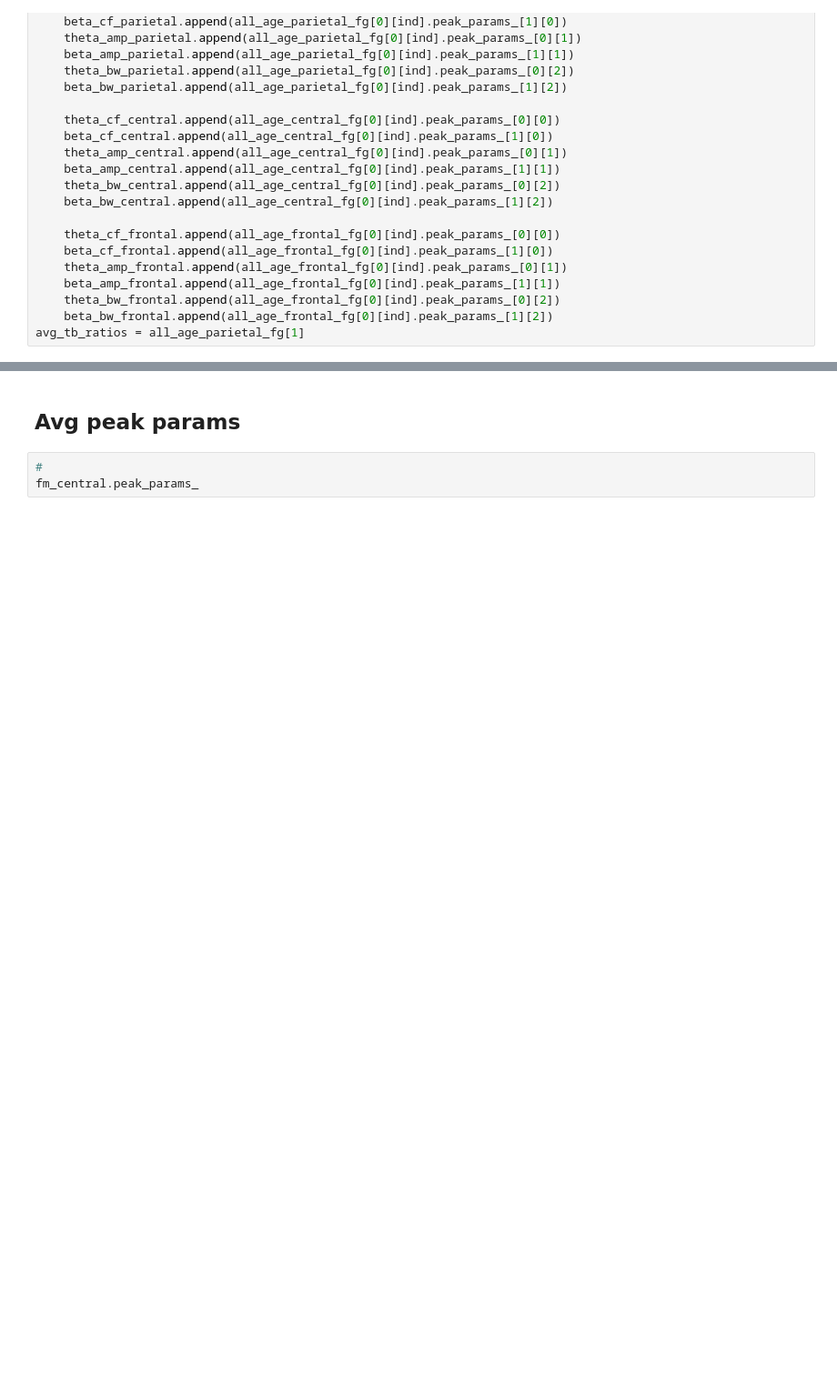
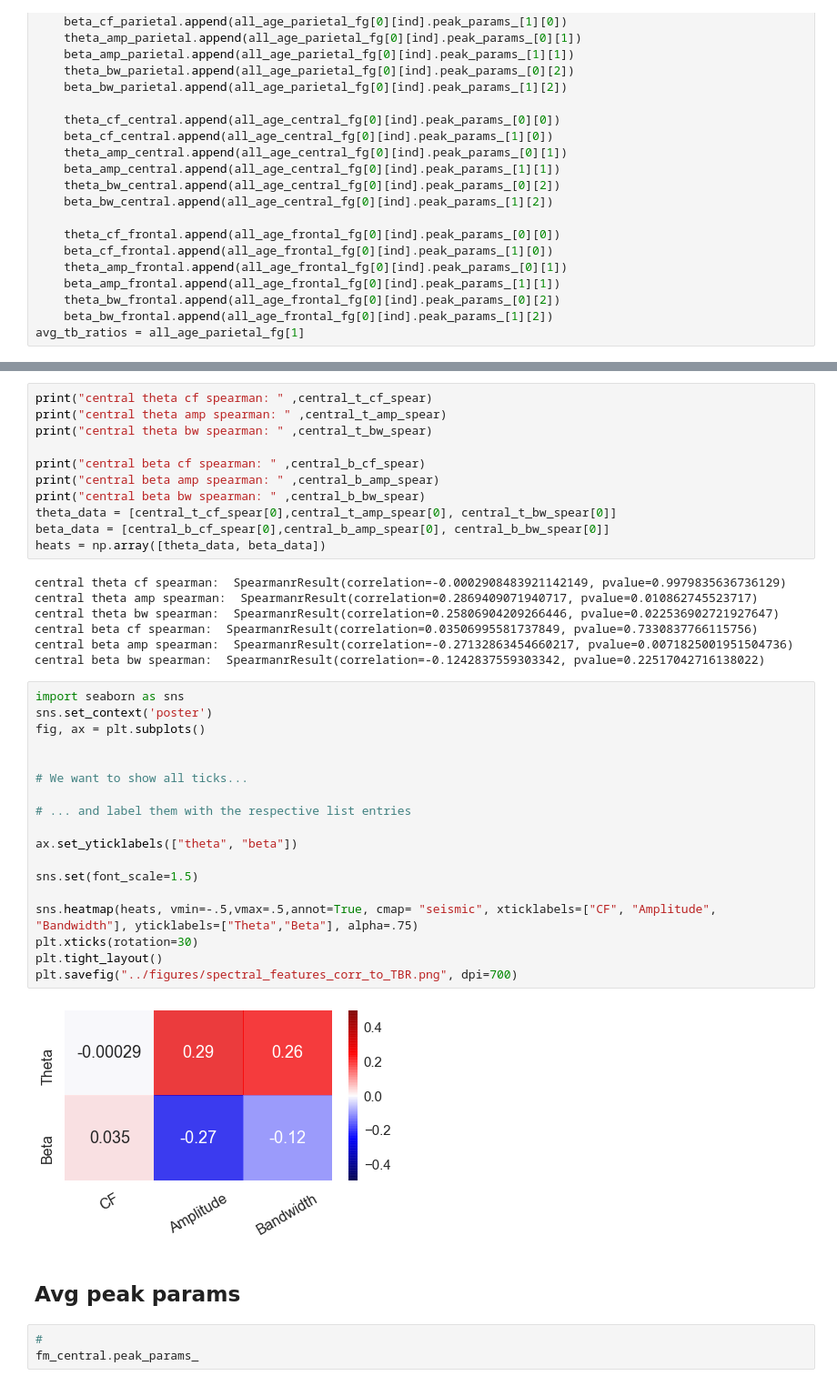
Before and after one commit to voytekresearch/BandRatios, a Jupyter notebook: notebooks/4-EEG-Dataset-Analysis.ipynb, the cells around one changed output, grey strips where cells are left out. Shown at 91% size. Cells and saved outputs as stored; diff of their text form; blank space fills up the shorter version.

Commit message:
updated heatmaps

```diff
--- a/notebooks/4-EEG-Dataset-Analysis.ipynb
+++ b/notebooks/4-EEG-Dataset-Analysis.ipynb
@@ -392,3 +424,41 @@ parietal beta bw spearman:  SpearmanrResult(correlation=-0.24162450565729152, pv
+# %%
+print("central theta cf spearman: " ,central_t_cf_spear)
+print("central theta amp spearman: " ,central_t_amp_spear)
+print("central theta bw spearman: " ,central_t_bw_spear)
+
+print("central beta cf spearman: " ,central_b_cf_spear)
+print("central beta amp spearman: " ,central_b_amp_spear)
+print("central beta bw spearman: " ,central_b_bw_spear)
+theta_data = [central_t_cf_spear[0],central_t_amp_spear[0], central_t_bw_spear[0]]
+beta_data = [central_b_cf_spear[0],central_b_amp_spear[0], central_b_bw_spear[0]]
+heats = np.array([theta_data, beta_data])
+# %% [output]
+central theta cf spearman:  SpearmanrResult(correlation=-0.0002908483921142149, pvalue=0.9979835636736129)
+central theta amp spearman:  SpearmanrResult(correlation=0.2869409071940717, pvalue=0.010862745523717)
+central theta bw spearman:  SpearmanrResult(correlation=0.25806904209266446, pvalue=0.022536902721927647)
+central beta cf spearman:  SpearmanrResult(correlation=0.03506995581737849, pvalue=0.7330837766115756)
+central beta amp spearman:  SpearmanrResult(correlation=-0.27132863454660217, pvalue=0.0071825001951504736)
+central beta bw spearman:  SpearmanrResult(correlation=-0.1242837559303342, pvalue=0.22517042716138022)
+# %%
+import seaborn as sns
+sns.set_context('poster')
+fig, ax = plt.subplots()
+
+
+# We want to show all ticks...
+
+# ... and label them with the respective list entries
+
+ax.set_yticklabels(["theta", "beta"])
+
+sns.set(font_scale=1.5)
+
+sns.heatmap(heats, vmin=-.5,vmax=.5,annot=True, cmap= "seismic", xticklabels=["CF", "Amplitude", "Bandwidth"], yticklabels=["Theta","Beta"], alpha=.75)
+plt.xticks(rotation=30)
+plt.tight_layout()
+plt.savefig("../figures/spectral_features_corr_to_TBR.png", dpi=700)
+# %% [output]
+[figure, added]
 # %% [markdown]
 ## Avg peak params
 # %%
```
Also changed, not shown: parts of 6 cells of this notebook, 13 other files.
